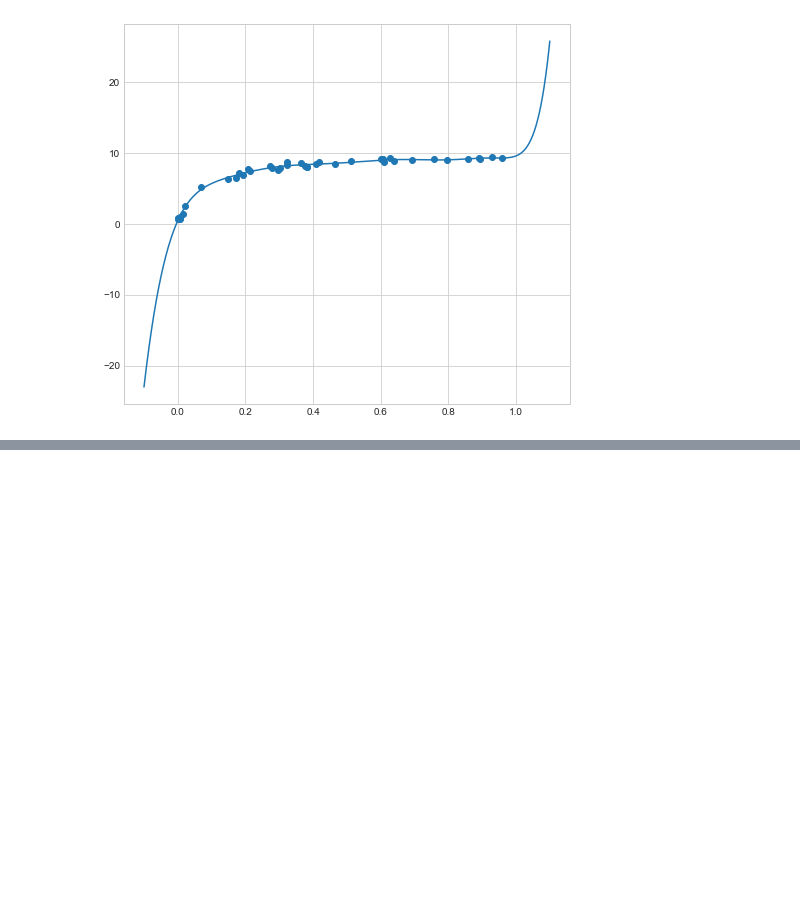
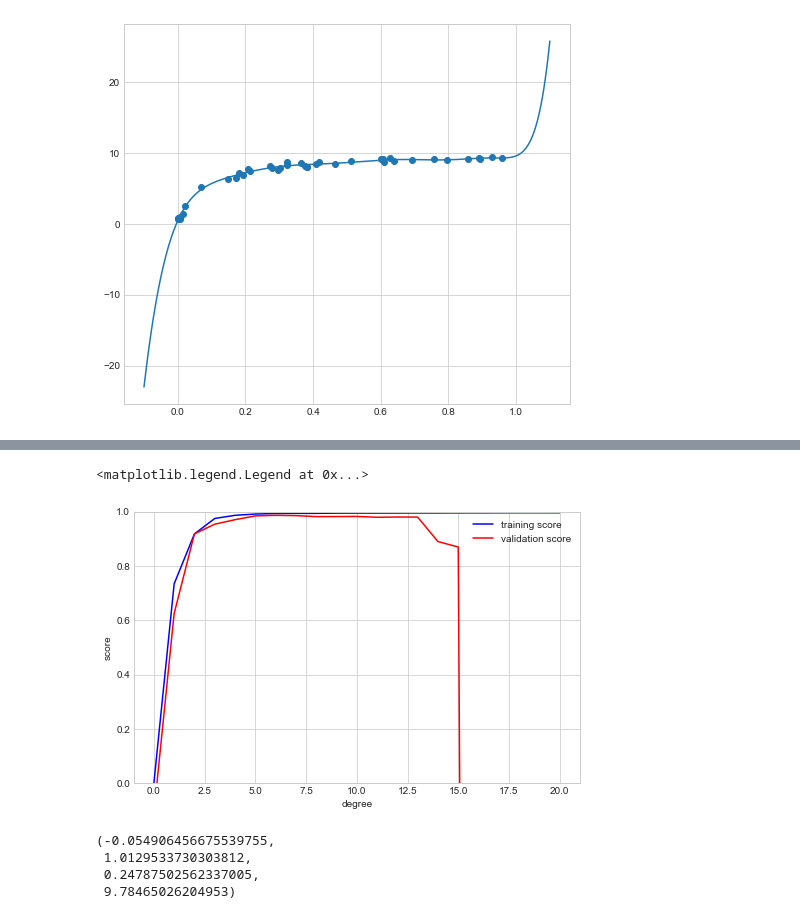
Before and after one commit to tohooni/DeepRunning, a Jupyter notebook: 6.머신러닝의 이해2.ipynb, the cells around one changed output, grey strips where cells are left out. Drawn from its saved outputs; the diff is of its cells as text; code cells hidden in the pictures; blank space fills up the shorter version.

```diff
--- a/6.머신러닝의 이해2.ipynb
+++ b/6.머신러닝의 이해2.ipynb
@@ -161,0 +186,30 @@ plt.plot(X_test.ravel(), y_test)
+# %%
+np.random.seed(1)
+X = np.random.rand(40, 1) ** 2
+y = (10 -1. / (X.ravel() + 0.1)) + np.random.rand(40)
+# %%
+from sklearn.model_selection import validation_curve
+degree = np.arange(0, 21)
+# %%
+train_score, val_score = validation_curve(make_pipeline(PolynomialFeatures(degree=2), \
+                                                        LinearRegression()), \
+                                          X, y, "polynomialfeatures__degree", degree, cv=5)
+# %%
+plt.figure(figsize=(8,5))
+plt.plot(degree, np.median(train_score, axis=1), "b-", label="training score")
+plt.plot(degree, np.median(val_score, axis=1), "r-", label="validation score")
+
+plt.ylim(0, 1)
+plt.xlabel("degree")
+plt.ylabel("score")
+plt.legend(loc="best")
+# %% [output]
+<matplotlib.legend.Legend at 0x...>
+[figure, added]
+# %%
+lim
+# %% [output]
+(-0.054906456675539755,
+ 1.0129533730303812,
+ 0.24787502562337005,
+ 9.78465026204953)
```
Also changed, not shown: parts of 20 cells of this notebook, 1 other file.
